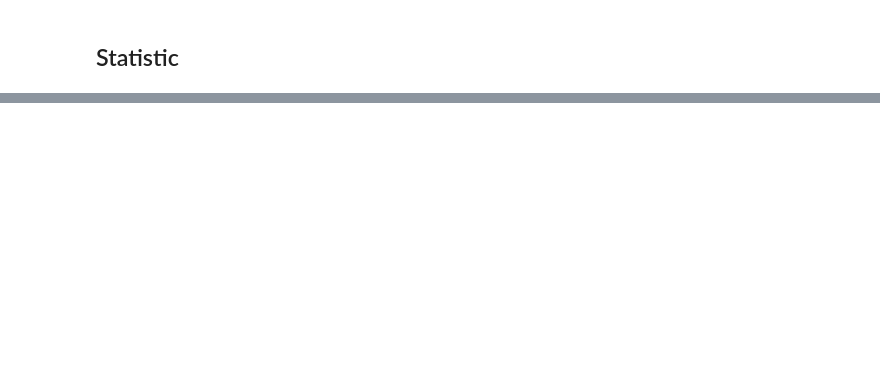
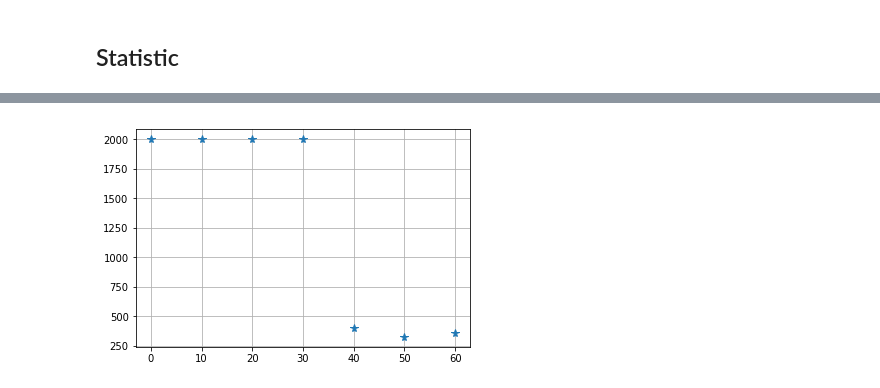
Before and after one commit to quan-dao/RL-wind-up, a Jupyter notebook: Compatible_Off_Policy_Deterministic_AC.ipynb, the cells around one changed output, grey strips where cells are left out. Cells and saved outputs as stored; diff of their text form; code cells hidden in the pictures; blank space fills up the shorter version.

```diff
--- a/Compatible_Off_Policy_Deterministic_AC.ipynb
+++ b/Compatible_Off_Policy_Deterministic_AC.ipynb
@@ -288,0 +286,7 @@ Episode 30 [ACTOR] Finish after 522 step
+# %%
+plt.figure(2)
+plt.plot([0, 10, 20, 30, 40, 50, 60], actor_step_per_episode, '*', markersize=8)
+plt.grid()
+plt.show()
+# %% [output]
+[figure, added]
```
Also changed, not shown: parts of 15 cells of this notebook.
